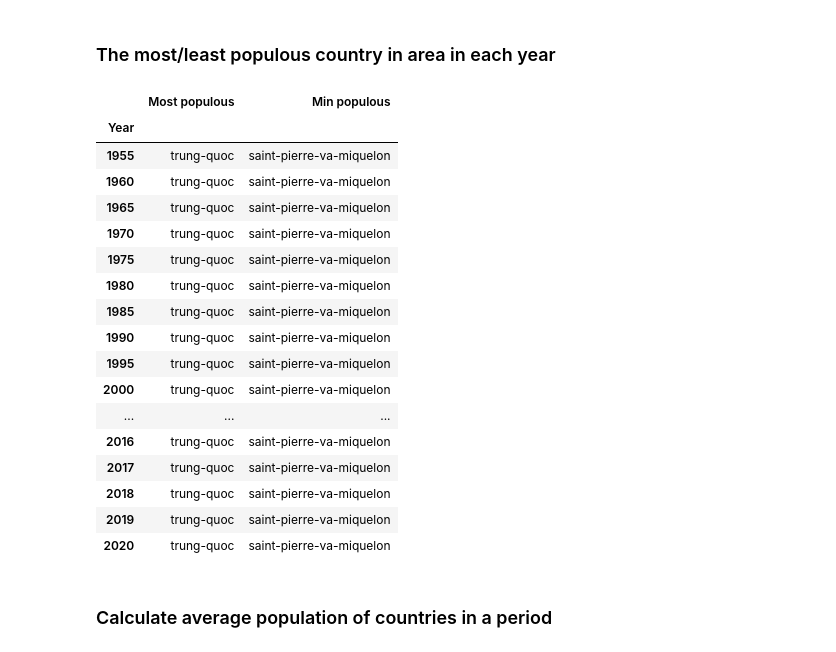
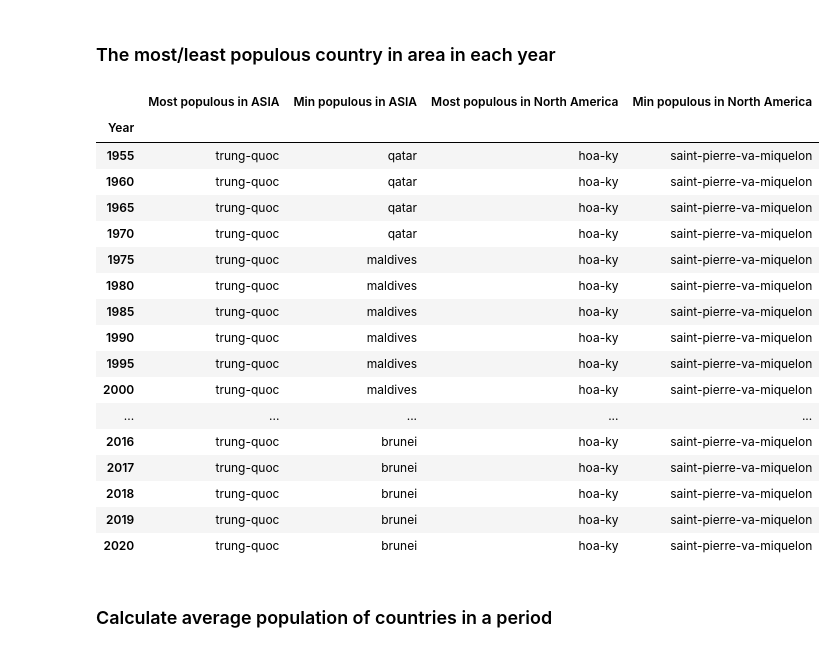
Before and after one commit to HoDangCao/Data-collection-and-population-analysis-of-Asia-and-North-America, a Jupyter notebook: DSProject - latest ver.ipynb, the cells around one changed output. Saved outputs shown, nothing was run; the diff lists cells and outputs as text; code cells hidden in the pictures.

```diff
--- a/DSProject - latest ver.ipynb
+++ b/DSProject - latest ver.ipynb
@@ -234,10 +234,10 @@ List type in Urban_resident column: {<class 'str'>}
 # %% [markdown]
 -    The columns 'Urban_resident' has an inappropriate value (N.A.).Values like N.A. then at that time the urban population is also the population of that country. So we change the value for N.A. Then convert to int type
 # %%
-def check_Population(x):
+def check_Urban_resident(x):
     return x['Population'] if x['Urban_resident']=="N.A." else x['Urban_resident']
 
-df['Urban_resident']=df[['Urban_resident' ,'Population']].apply(check_Population,axis=1)
+df['Urban_resident']=df[['Urban_resident' ,'Population']].apply(check_Urban_resident,axis=1)
 df.Urban_resident=df.Urban_resident.apply(lambda x: x.replace(".",''))
 df.Urban_resident=df.Urban_resident.apply(lambda x: int(x))
 # %% [markdown]
@@ -541,32 +506,45 @@ plt.show()
 # %% [markdown]
 ### The most/least populous country in area in each year
 # %%
-Temp=df[['Year','Country','Population']]
-Temp=Temp.pivot(index='Year',columns='Country',values='Population')
-Populous_most_least={}
-Populous_most_least['Most populous']=Temp.idxmax(axis=1).values
-Populous_most_least['Min populous']=Temp.idxmin(axis=1).values
-Populous_most_least=pd.DataFrame(Populous_most_least,index=Temp.index)
-Populous_most_least
+def MinMaxPl(a):
+    Temp=df[['Year','Country','Population']]
+    A=a.values
+    A=A[0]
+    Temp=Temp[Temp.Country.isin(A)]
+    Temp=Temp.pivot(index='Year',columns='Country',values='Population')
+    Populous_most_least={}
+    if len(A)> 5:
+        Populous_most_least['Most populous in ASIA']=Temp.idxmax(axis=1).values
+        Populous_most_least['Min populous in ASIA']=Temp.idxmin(axis=1).values
+    else:
+        Populous_most_least['Most populous in North America']=Temp.idxmax(axis=1).values
+        Populous_most_least['Min populous in North America']=Temp.idxmin(axis=1).values
+    Populous_most_least=pd.DataFrame(Populous_most_least,index=Temp.index)
+    return Populous_most_least
+
+Asia_population=MinMaxPl(Asia)
+NorthAmerica_population=MinMaxPl(North_America)
+Sum_Asia_NorthAmerica= pd.concat([Asia_population,NorthAmerica_population] ,axis=1)
+Sum_Asia_NorthAmerica
 # %% [output]
-|  | Most populous | Min populous |
-| Year |  |  |
-| 1955 | trung-quoc | saint-pierre-va-miquelon |
-| 1960 | trung-quoc | saint-pierre-va-miquelon |
-| 1965 | trung-quoc | saint-pierre-va-miquelon |
-| 1970 | trung-quoc | saint-pierre-va-miquelon |
-| 1975 | trung-quoc | saint-pierre-va-miquelon |
-| 1980 | trung-quoc | saint-pierre-va-miquelon |
-| 1985 | trung-quoc | saint-pierre-va-miquelon |
-| 1990 | trung-quoc | saint-pierre-va-miquelon |
-| 1995 | trung-quoc | saint-pierre-va-miquelon |
-| 2000 | trung-quoc | saint-pierre-va-miquelon |
-| ... | ... | ... |
-| 2016 | trung-quoc | saint-pierre-va-miquelon |
-| 2017 | trung-quoc | saint-pierre-va-miquelon |
-| 2018 | trung-quoc | saint-pierre-va-miquelon |
-| 2019 | trung-quoc | saint-pierre-va-miquelon |
-| 2020 | trung-quoc | saint-pierre-va-miquelon |
+|  | Most populous in ASIA | Min populous in ASIA | Most populous in North America | Min populous in North America |
+| Year |  |  |  |  |
+| 1955 | trung-quoc | qatar | hoa-ky | saint-pierre-va-miquelon |
+| 1960 | trung-quoc | qatar | hoa-ky | saint-pierre-va-miquelon |
+| 1965 | trung-quoc | qatar | hoa-ky | saint-pierre-va-miquelon |
+| 1970 | trung-quoc | qatar | hoa-ky | saint-pierre-va-miquelon |
+| 1975 | trung-quoc | maldives | hoa-ky | saint-pierre-va-miquelon |
+| 1980 | trung-quoc | maldives | hoa-ky | saint-pierre-va-miquelon |
+| 1985 | trung-quoc | maldives | hoa-ky | saint-pierre-va-miquelon |
+| 1990 | trung-quoc | maldives | hoa-ky | saint-pierre-va-miquelon |
+| 1995 | trung-quoc | maldives | hoa-ky | saint-pierre-va-miquelon |
+| 2000 | trung-quoc | maldives | hoa-ky | saint-pierre-va-miquelon |
+| ... | ... | ... | ... | ... |
+| 2016 | trung-quoc | brunei | hoa-ky | saint-pierre-va-miquelon |
+| 2017 | trung-quoc | brunei | hoa-ky | saint-pierre-va-miquelon |
+| 2018 | trung-quoc | brunei | hoa-ky | saint-pierre-va-miquelon |
+| 2019 | trung-quoc | brunei | hoa-ky | saint-pierre-va-miquelon |
+| 2020 | trung-quoc | brunei | hoa-ky | saint-pierre-va-miquelon |
 # %% [markdown]
 ### Calculate average population of countries in a period
 # %%
```
Also changed, not shown: parts of 18 cells of this notebook.
